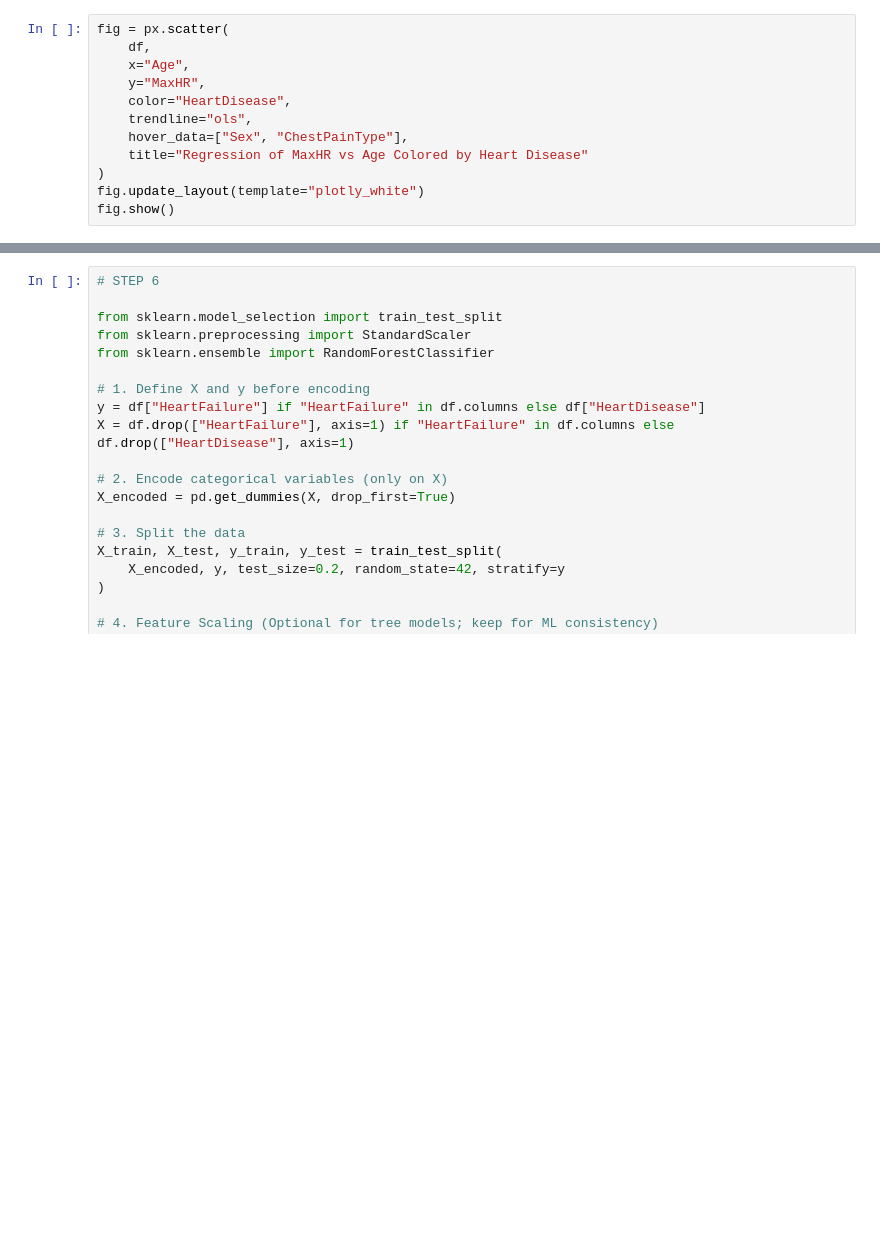
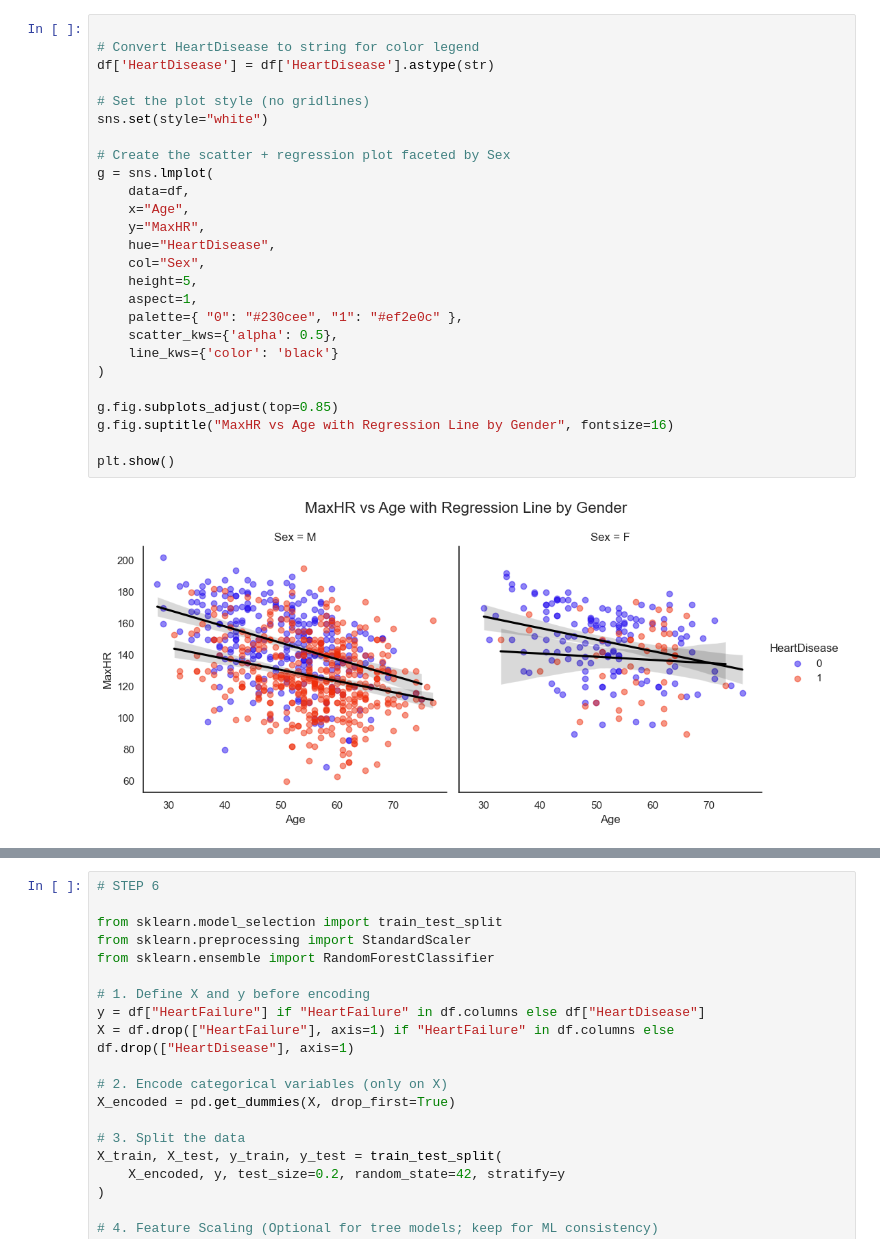
Before and after one commit to anupgp/Heart-Failure-Prediction, a Jupyter notebook: EDA-Prediction_KA.ipynb, the cells around one changed output, grey strips where cells are left out. Cells and saved outputs as stored; diff of their text form; blank space fills up the shorter version.

```diff
--- a/EDA-Prediction_KA.ipynb
+++ b/EDA-Prediction_KA.ipynb
@@ -119,12 +159,28 @@ df.describe().T
 # %%
-fig = px.scatter(
-    df,
+
+# Convert HeartDisease to string for color legend
+df['HeartDisease'] = df['HeartDisease'].astype(str)
+
+# Set the plot style (no gridlines)
+sns.set(style="white")
+
+# Create the scatter + regression plot faceted by Sex
+g = sns.lmplot(
+    data=df,
     x="Age",
     y="MaxHR",
-    color="HeartDisease",
-    trendline="ols",
-    hover_data=["Sex", "ChestPainType"],
-    title="Regression of MaxHR vs Age Colored by Heart Disease"
+    hue="HeartDisease",
+    col="Sex",
+    height=5,
+    aspect=1,
+    palette={ "0": "#230cee", "1": "#ef2e0c" },
+    scatter_kws={'alpha': 0.5},
+    line_kws={'color': 'black'}
 )
-fig.update_layout(template="plotly_white")
-fig.show()
+
+g.fig.subplots_adjust(top=0.85)
+g.fig.suptitle("MaxHR vs Age with Regression Line by Gender", fontsize=16)
+
+plt.show()
+# %% [output]
+[figure, added]
```
Also changed, not shown: parts of 19 cells of this notebook.
